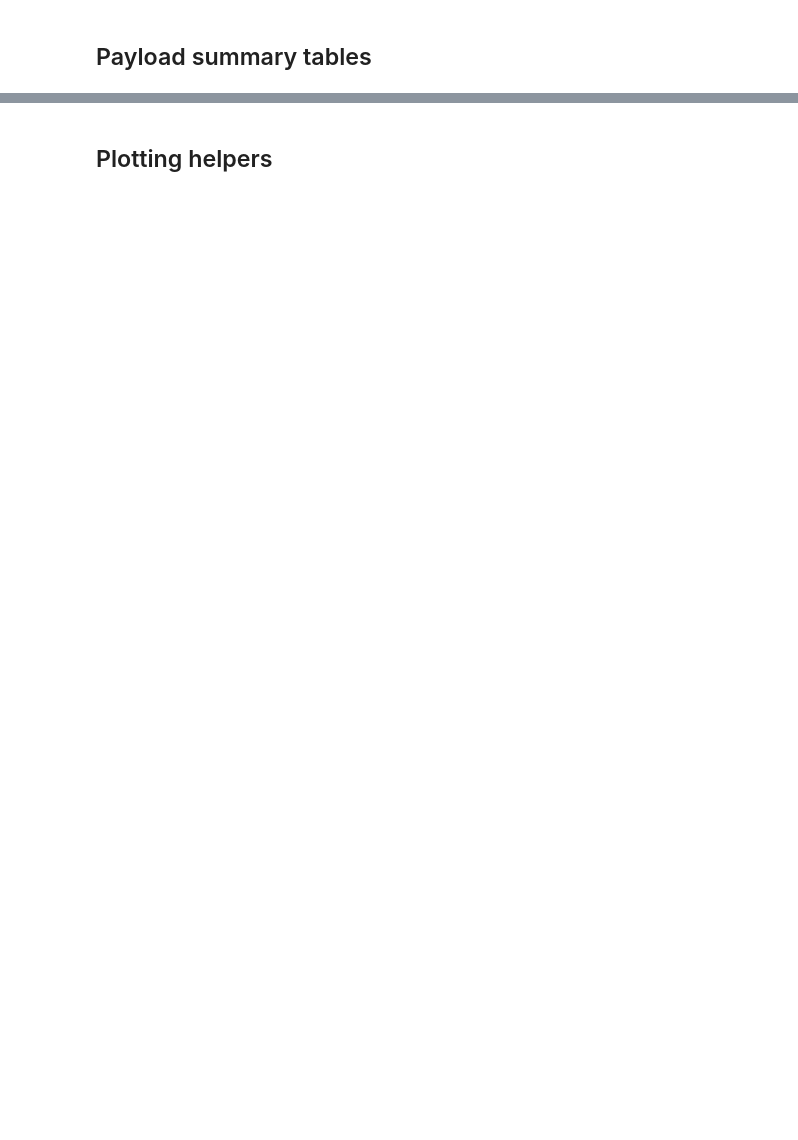
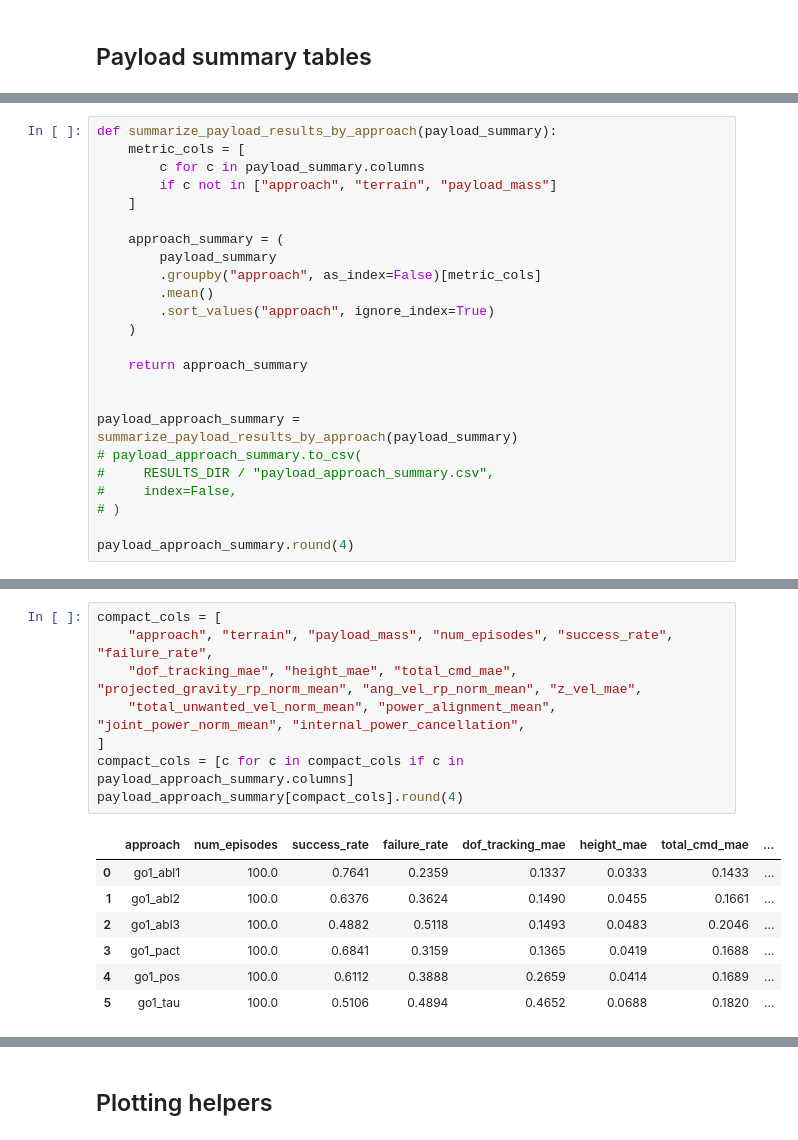
Before and after one commit to oscar-youngquist/HCR_Genesis_PACT_Development, a Jupyter notebook: legged_gym/scripts/payload_episode_eval_analysis.ipynb, the cells around one changed output, grey strips where cells are left out. Cells and saved outputs as stored; diff of their text form; blank space fills up the shorter version.

```diff
--- a/legged_gym/scripts/payload_episode_eval_analysis.ipynb
+++ b/legged_gym/scripts/payload_episode_eval_analysis.ipynb
@@ -613,0 +658,24 @@ payload_summary.head(20)
+# %%
+def summarize_payload_results_by_approach(payload_summary):
+    metric_cols = [
+        c for c in payload_summary.columns
+        if c not in ["approach", "terrain", "payload_mass"]
+    ]
+
+    approach_summary = (
+        payload_summary
+        .groupby("approach", as_index=False)[metric_cols]
+        .mean()
+        .sort_values("approach", ignore_index=True)
+    )
+
+    return approach_summary
+
+
+payload_approach_summary = summarize_payload_results_by_approach(payload_summary)
+# payload_approach_summary.to_csv(
+#     RESULTS_DIR / "payload_approach_summary.csv",
+#     index=False,
+# )
+
+payload_approach_summary.round(4)
@@ -614,3 +691,19 @@ payload_summary.head(20)
+# %%
+compact_cols = [
+    "approach", "terrain", "payload_mass", "num_episodes", "success_rate", "failure_rate",
+    "dof_tracking_mae", "height_mae", "total_cmd_mae", "projected_gravity_rp_norm_mean", "ang_vel_rp_norm_mean", "z_vel_mae",
+    "total_unwanted_vel_norm_mean", "power_alignment_mean", "joint_power_norm_mean", "internal_power_cancellation",
+]
+compact_cols = [c for c in compact_cols if c in payload_approach_summary.columns]
+payload_approach_summary[compact_cols].round(4)
+# %% [output]
+|  | approach | num_episodes | success_rate | failure_rate | dof_tracking_mae | height_mae | total_cmd_mae | ... |
+| 0 | go1_abl1 | 100.0 | 0.7641 | 0.2359 | 0.1337 | 0.0333 | 0.1433 | ... |
+| 1 | go1_abl2 | 100.0 | 0.6376 | 0.3624 | 0.1490 | 0.0455 | 0.1661 | ... |
+| 2 | go1_abl3 | 100.0 | 0.4882 | 0.5118 | 0.1493 | 0.0483 | 0.2046 | ... |
+| 3 | go1_pact | 100.0 | 0.6841 | 0.3159 | 0.1365 | 0.0419 | 0.1688 | ... |
+| 4 | go1_pos | 100.0 | 0.6112 | 0.3888 | 0.2659 | 0.0414 | 0.1689 | ... |
+| 5 | go1_tau | 100.0 | 0.5106 | 0.4894 | 0.4652 | 0.0688 | 0.1820 | ... |
 # %%
 compact_cols = [
     "approach", "terrain", "payload_mass", "num_episodes", "success_rate", "failure_rate",
```
Also changed, not shown: parts of 12 cells of this notebook, 23 other files.
